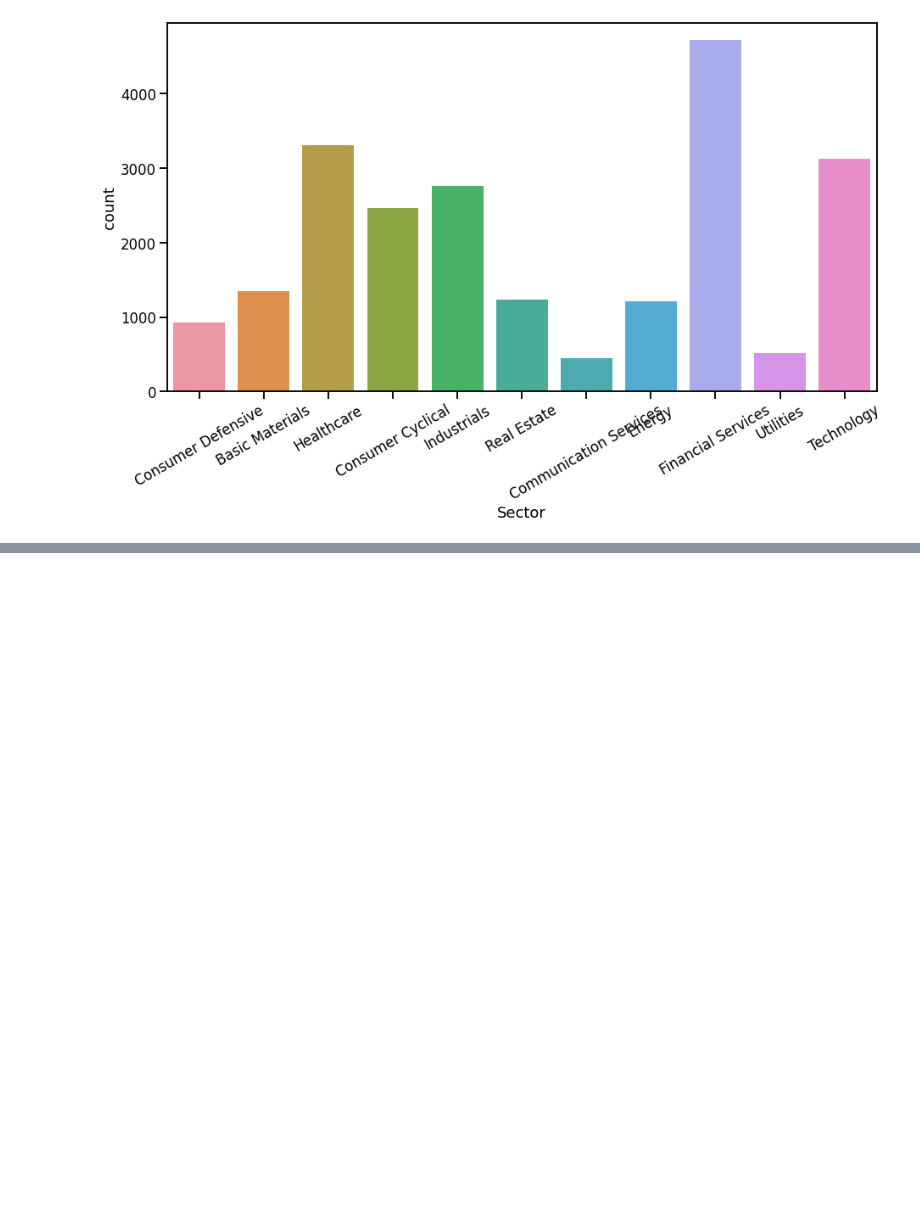
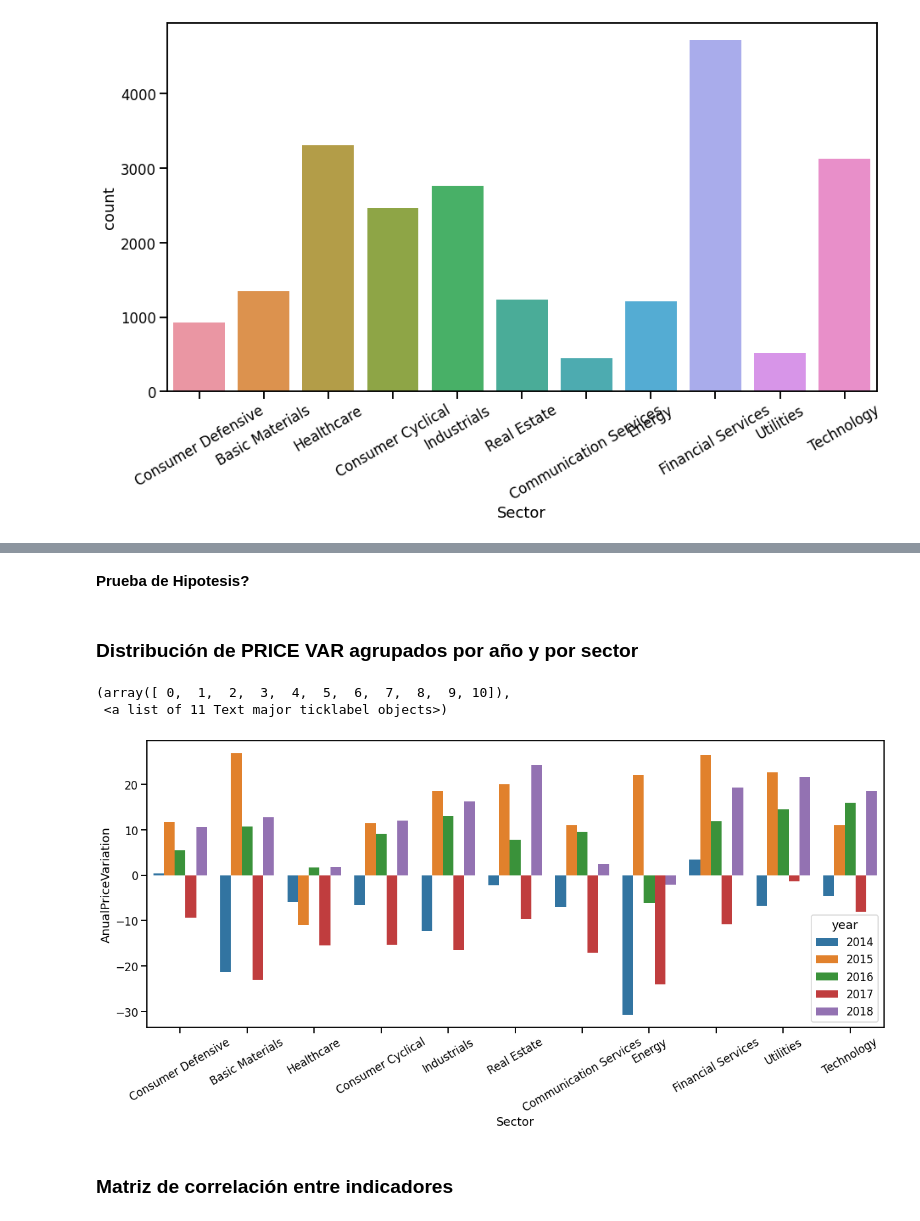
Before and after one commit to Nicoch590/DatosFinancieros, a Jupyter notebook: Datos_Financieros_3.ipynb, the cells around one changed output, grey strips where cells are left out. Cells and saved outputs as stored; diff of their text form; code cells hidden in the pictures; blank space fills up the shorter version.

```diff
--- a/Datos_Financieros_3.ipynb
+++ b/Datos_Financieros_3.ipynb
@@ -181,0 +218,14 @@ plt.xticks(rotation=30)
+# %% [markdown]
+**Prueba de Hipotesis?**
+# %% [markdown]
+### **Distribución de PRICE VAR agrupados por año y por sector**
+# %%
+fig = plt.figure(figsize=(20,8))
+seaborn.barplot(data=df_1, x=df_1.Sector,y=df_1.AnualPriceVariation,ci=None,estimator=numpy.mean, hue=df_1.year)
+plt.xticks(rotation=30)
+# %% [output]
+(array([ 0,  1,  2,  3,  4,  5,  6,  7,  8,  9, 10]),
+ <a list of 11 Text major ticklabel objects>)
+[figure, added]
+# %% [markdown]
+### Matriz de correlación entre indicadores
```
Also changed, not shown: parts of 13 cells of this notebook.
